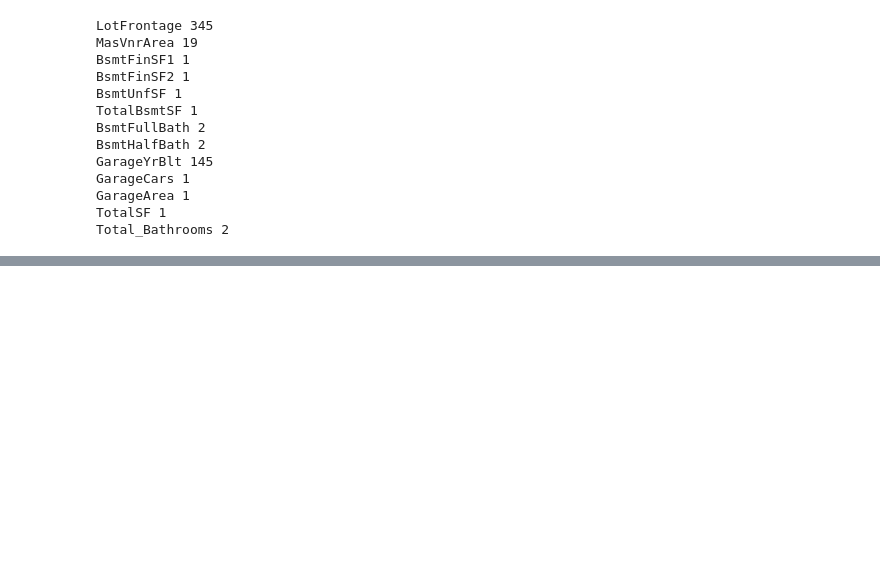
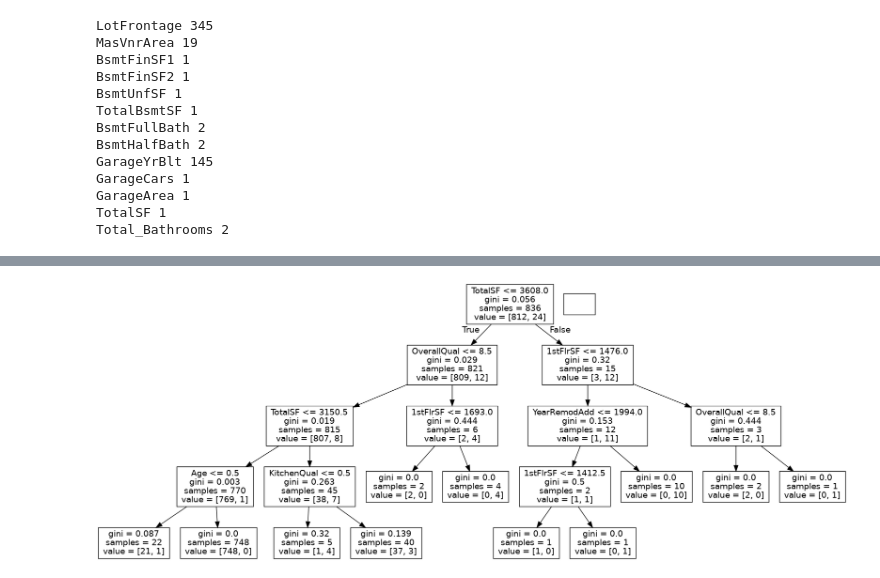
Before and after one commit to dkdkdkdkd/kaggle_study, a Jupyter notebook: kaggle_book_start/kaggle_house_prices.ipynb, the cells around one changed output, grey strips where cells are left out. Drawn from its saved outputs; the diff is of its cells as text; code cells hidden in the pictures; blank space fills up the shorter version.

```diff
--- a/kaggle_book_start/kaggle_house_prices.ipynb
+++ b/kaggle_book_start/kaggle_house_prices.ipynb
@@ -1154,0 +1616,9 @@ RandomForestRegressor does not accept missing values encoded as NaN natively. Fo
+# %%
+dot_data = StringIO()
+tree.export_graphviz(clf, out_file=dot_data, feature_names=tree_x.columns)
+graph = pydotplus.graph_from_dot_data(dot_data.getvalue())
+# %%
+from IPython.display import Image
+Image(graph.create_png())
+# %% [output]
+[figure, added]
```
Also changed, not shown: parts of 64 cells of this notebook, 1 other file.
